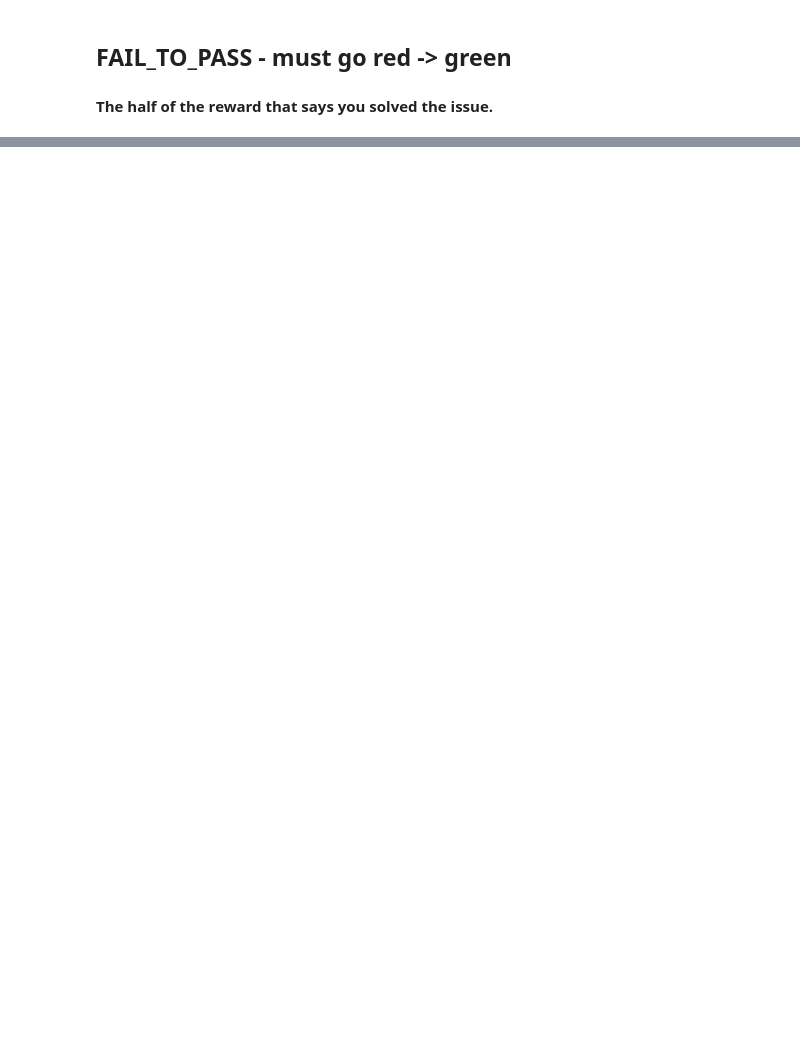
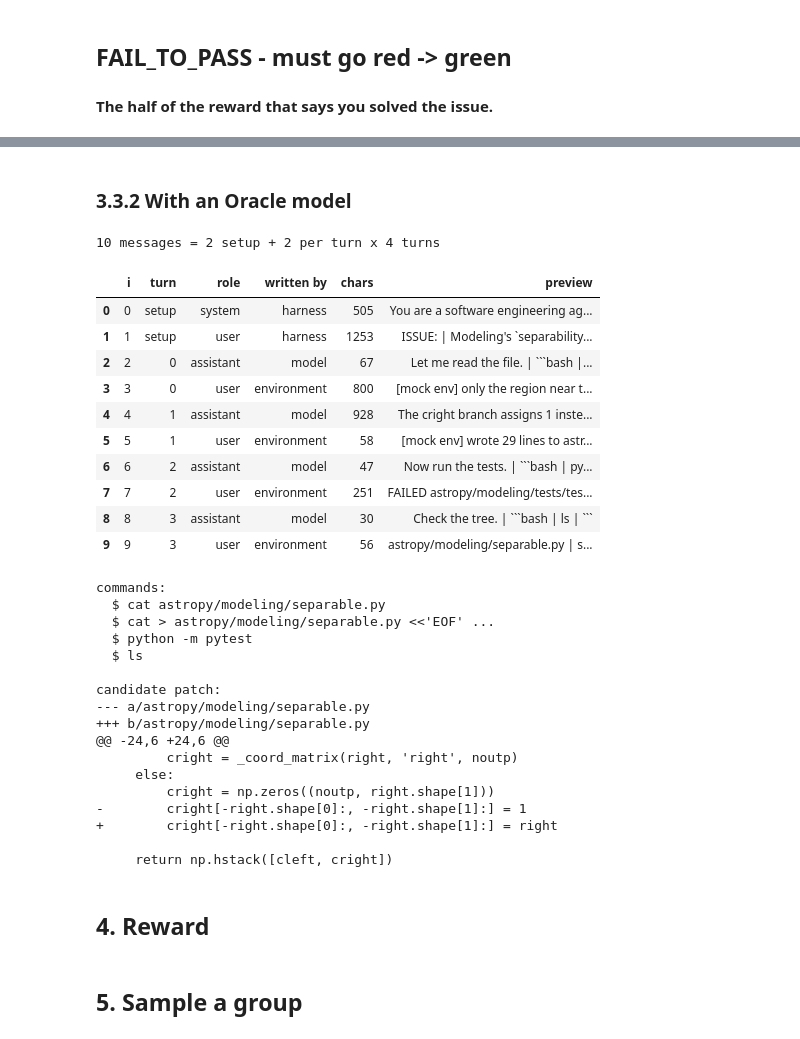
Before and after one commit to ankitanand3/Fine-Tuning, a Jupyter notebook: RL/SWE_RL/swe_grpo_one_step.ipynb, the cells around one changed output, grey strips where cells are left out. Drawn from its saved outputs; the diff is of its cells as text; code cells hidden in the pictures; blank space fills up the shorter version.

````diff
--- a/RL/SWE_RL/swe_grpo_one_step.ipynb
+++ b/RL/SWE_RL/swe_grpo_one_step.ipynb
@@ -122,0 +251,13 @@ astropy/modeling/tests/test_separable.py::test_separable[compound_model9-result9
+# %%
+from transformers import AutoTokenizer, AutoModelForCausalLM
+
+MODEL = "Qwen/Qwen2.5-Coder-0.5B-Instruct"
+tok = AutoTokenizer.from_pretrained(MODEL)
+if tok.pad_token is None:
+    tok.pad_token = tok.eos_token
+
+model = AutoModelForCausalLM.from_pretrained(
+    MODEL, torch_dtype=torch.float16 if DEV == "cuda" else torch.float32,
+    attn_implementation="sdpa").to(DEV)
+
+print(f"{MODEL}\n{sum(p.numel() for p in model.parameters()):,} parameters, none trainable yet")
@@ -122,0 +271,18 @@ astropy/modeling/tests/test_separable.py::test_separable[compound_model9-result9
+# %%
+# run_agent() drives the model through the harness. One call returns one
+# rollout: the whole context, since in RL the trajectory is the training example.
+
+def run_agent(model, tok, max_turns=4, temperature=1.0, sample=generate):
+    env = MockEnv(fail_to_pass)
+    context = [{"role": "system", "content": SYSTEM},
+               {"role": "user",   "content": f"ISSUE:\n{inst['problem_statement'][:1500]}"}]
+
+    for _ in range(max_turns):
+        prompt = tok.apply_chat_template(context, tokenize=False, add_generation_prompt=True)
+        reply  = sample(model, tok, prompt, temperature=temperature)
+        action = first_bash_block(reply)
+        obs    = env.run(action) if action else NO_COMMAND
+        context += [{"role": "assistant", "content": reply},
+                    {"role": "user",      "content": obs[:800]}]
+
+    return dict(messages=context, patch=env.patch(), final=dict(env.fs), calls=env.calls)
@@ -122,0 +314,46 @@ astropy/modeling/tests/test_separable.py::test_separable[compound_model9-result9
+# %% [markdown]
+### 3.3.2 With an Oracle model
+# %%
+SCRIPT = [
+    f"Let me read the file.\n```bash\ncat {TARGET}\n```",
+    f"The cright branch assigns 1 instead of right. Fixing it.\n"
+    f"```bash\ncat > {TARGET} <<'EOF'\n{FIXED}\nEOF\n```",
+    "Now run the tests.\n```bash\npython -m pytest\n```",
+    "Check the tree.\n```bash\nls\n```",
+]
+
+expert = run_agent(model, tok, sample=scripted_sampler(SCRIPT))
+# %%
+show_rollout(expert)
+# %% [output]
+10 messages = 2 setup + 2 per turn x 4 turns
+|  | i | turn | role | written by | chars | preview |
+| 0 | 0 | setup | system | harness | 505 | You are a software engineering ag... |
+| 1 | 1 | setup | user | harness | 1253 | ISSUE: | Modeling's `separability... |
+| 2 | 2 | 0 | assistant | model | 67 | Let me read the file. | ```bash |... |
+| 3 | 3 | 0 | user | environment | 800 | [mock env] only the region near t... |
+| 4 | 4 | 1 | assistant | model | 928 | The cright branch assigns 1 inste... |
+| 5 | 5 | 1 | user | environment | 58 | [mock env] wrote 29 lines to astr... |
+| 6 | 6 | 2 | assistant | model | 47 | Now run the tests. | ```bash | py... |
+| 7 | 7 | 2 | user | environment | 251 | FAILED astropy/modeling/tests/tes... |
+| 8 | 8 | 3 | assistant | model | 30 | Check the tree. | ```bash | ls | ``` |
+| 9 | 9 | 3 | user | environment | 56 | astropy/modeling/separable.py | s... |
+commands:
+  $ cat astropy/modeling/separable.py
+  $ cat > astropy/modeling/separable.py <<'EOF' ...
+  $ python -m pytest
+  $ ls
+
+candidate patch:
+--- a/astropy/modeling/separable.py
++++ b/astropy/modeling/separable.py
+@@ -24,6 +24,6 @@
+         cright = _coord_matrix(right, 'right', noutp)
+     else:
+         cright = np.zeros((noutp, right.shape[1]))
+-        cright[-right.shape[0]:, -right.shape[1]:] = 1
++        cright[-right.shape[0]:, -right.shape[1]:] = right
+
+     return np.hstack([cleft, cright])
+# %% [markdown]
+## 4. Reward
@@ -122,0 +372,2 @@ astropy/modeling/tests/test_separable.py::test_separable[compound_model9-result9
+# %% [markdown]
+## 5. Sample a group
````
Also changed, not shown: parts of 25 cells of this notebook.
